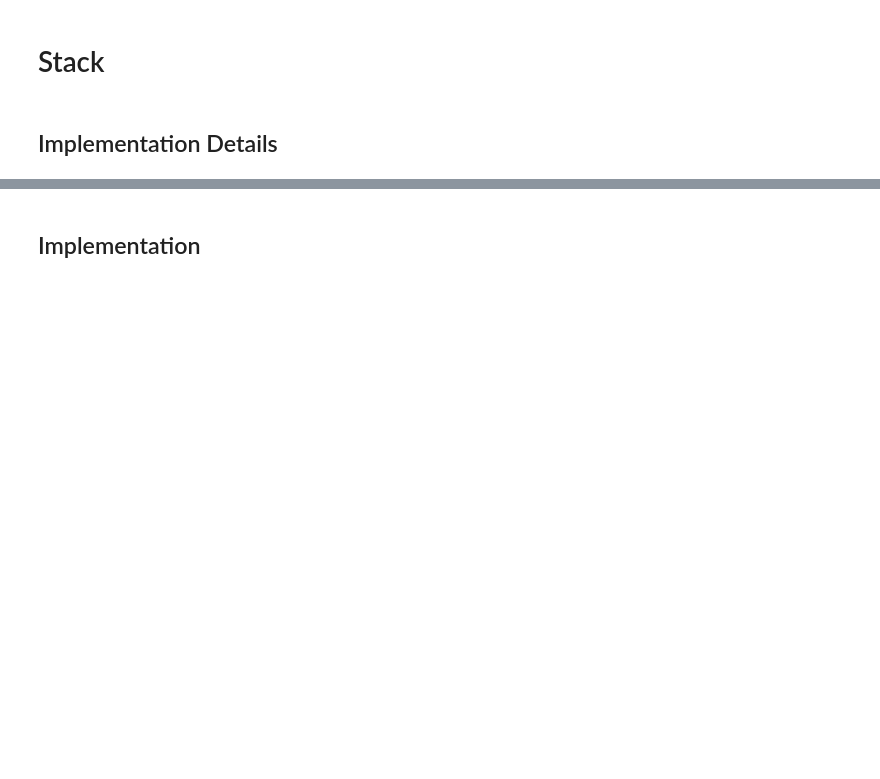
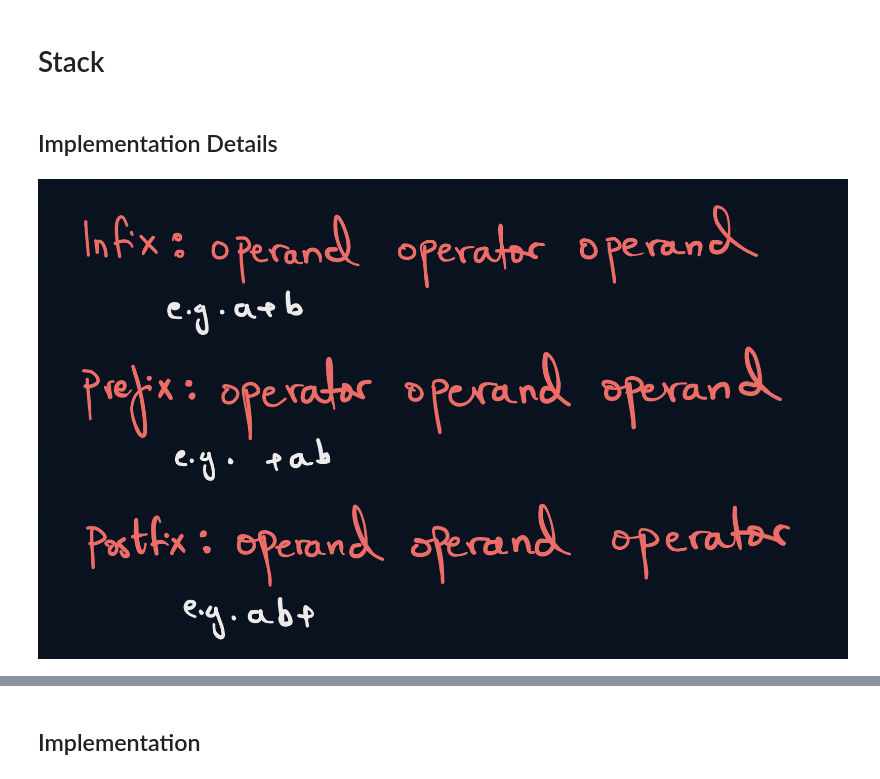
Before and after one commit to A-C-Sai/working-with-data, a Jupyter notebook: data-structures-and-algorithms/stack/stack.ipynb, the cells around one changed output, grey strips where cells are left out. Cells and saved outputs as stored; diff of their text form; code cells hidden in the pictures; blank space fills up the shorter version.

```diff
--- a/data-structures-and-algorithms/stack/stack.ipynb
+++ b/data-structures-and-algorithms/stack/stack.ipynb
@@ -21,3 +21,7 @@ Operations:
     - isFull()
 '''
 print()
+# %%
+Image(filename='./resources/st1.png')
+# %% [output]
+[figure, added]
```
Also changed, not shown: parts of 5 cells of this notebook, 2 other files.
